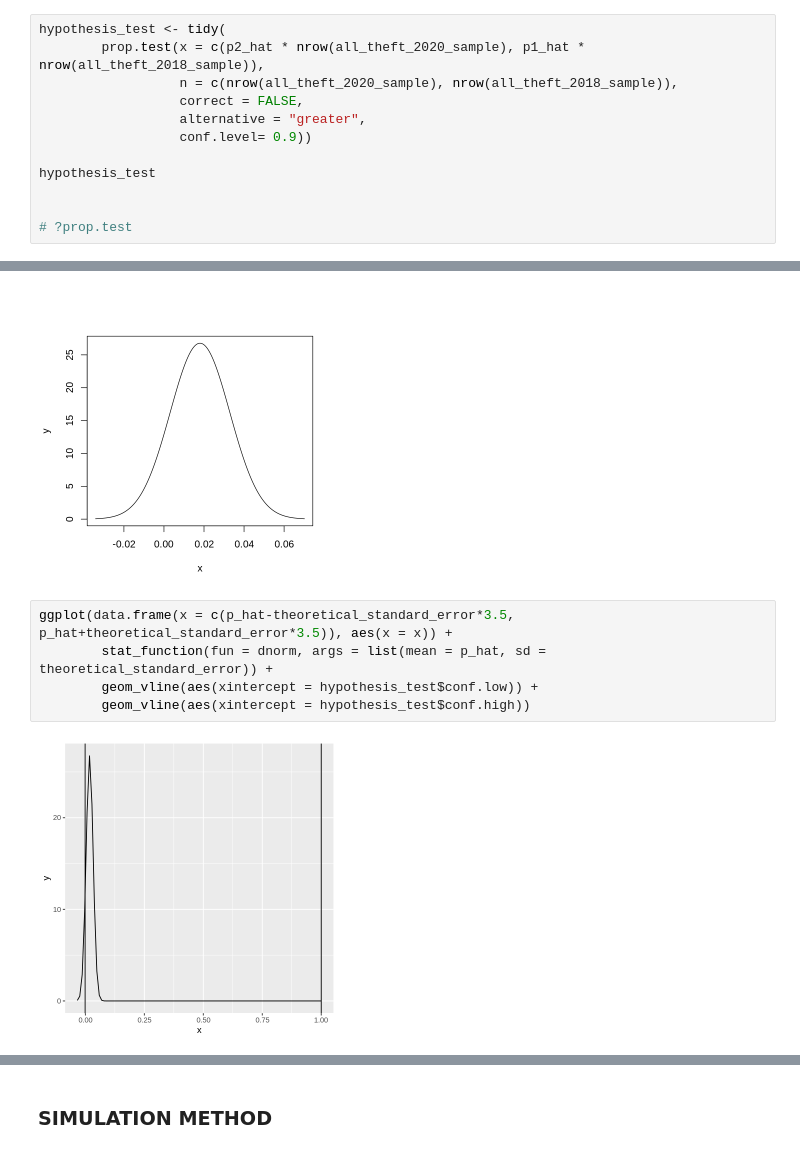
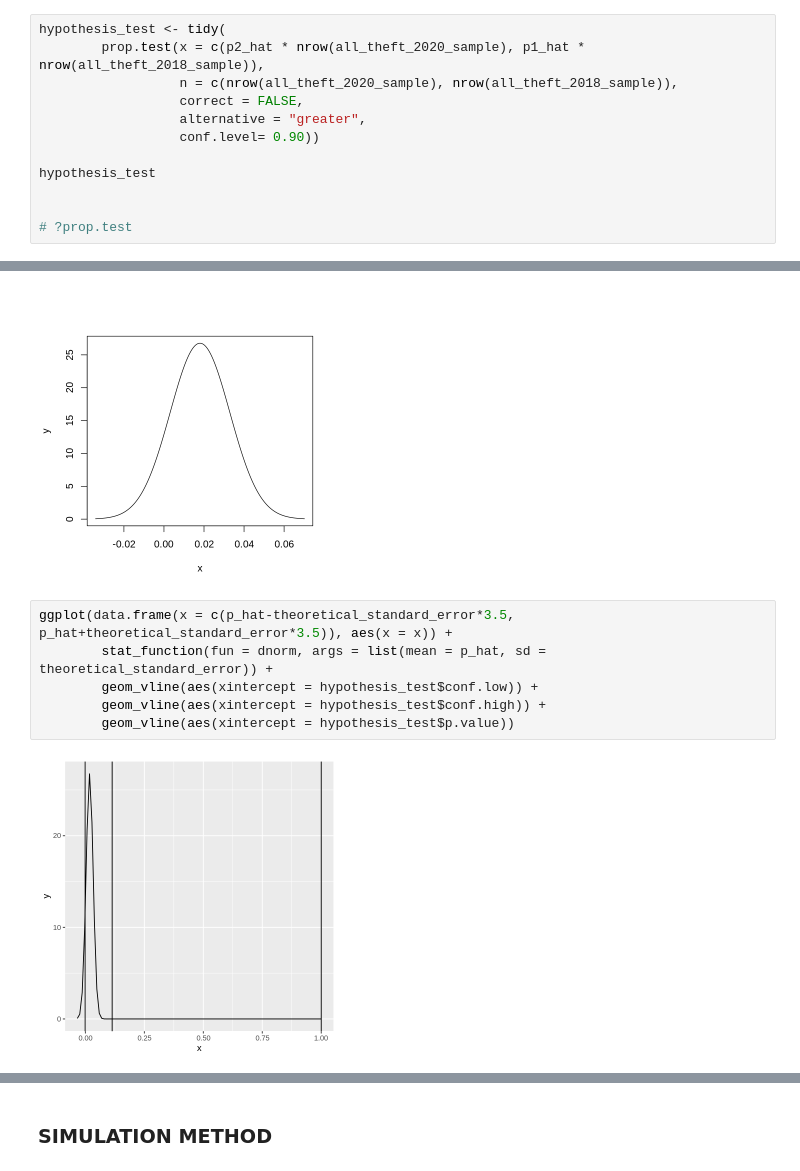
Before and after one commit to Krithik1/STAT_201_PROJECT, a Jupyter notebook: Final_Report.ipynb, the cells around one changed output, grey strips where cells are left out. Saved outputs shown, nothing was run; the diff lists cells and outputs as text.

Commit message:
Added graph for 2 sample z test

```diff
--- a/Final_Report.ipynb
+++ b/Final_Report.ipynb
@@ -420,7 +420,7 @@ hypothesis_test <- tidy(
                   n = c(nrow(all_theft_2020_sample), nrow(all_theft_2018_sample)),
                   correct = FALSE,
                   alternative = "greater",
-                  conf.level= 0.9))
+                  conf.level= 0.90))
 
 hypothesis_test
 
@@ -453,7 +453,8 @@ plot(x, y, type="l", lwd=1)
 # %%
 ggplot(data.frame(x = c(p_hat-theoretical_standard_error*3.5, p_hat+theoretical_standard_error*3.5)), aes(x = x)) +
         stat_function(fun = dnorm, args = list(mean = p_hat, sd = theoretical_standard_error)) +
         geom_vline(aes(xintercept = hypothesis_test$conf.low)) +
-        geom_vline(aes(xintercept = hypothesis_test$conf.high))
+        geom_vline(aes(xintercept = hypothesis_test$conf.high)) +
+        geom_vline(aes(xintercept = hypothesis_test$p.value))
 # %% [output]
-[figure, old version]
+[figure, new version]
```
Also changed, not shown: parts of 2 cells of this notebook.
